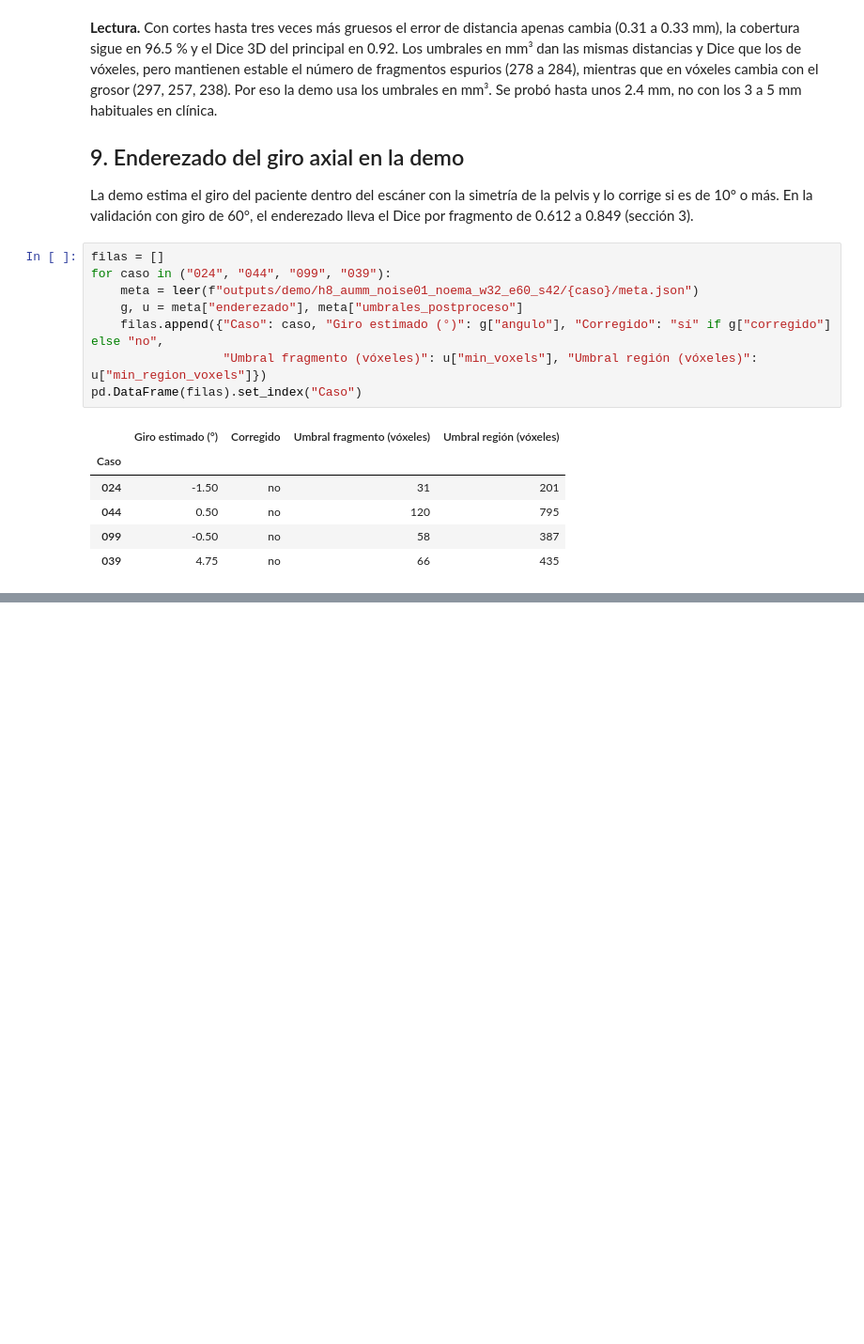
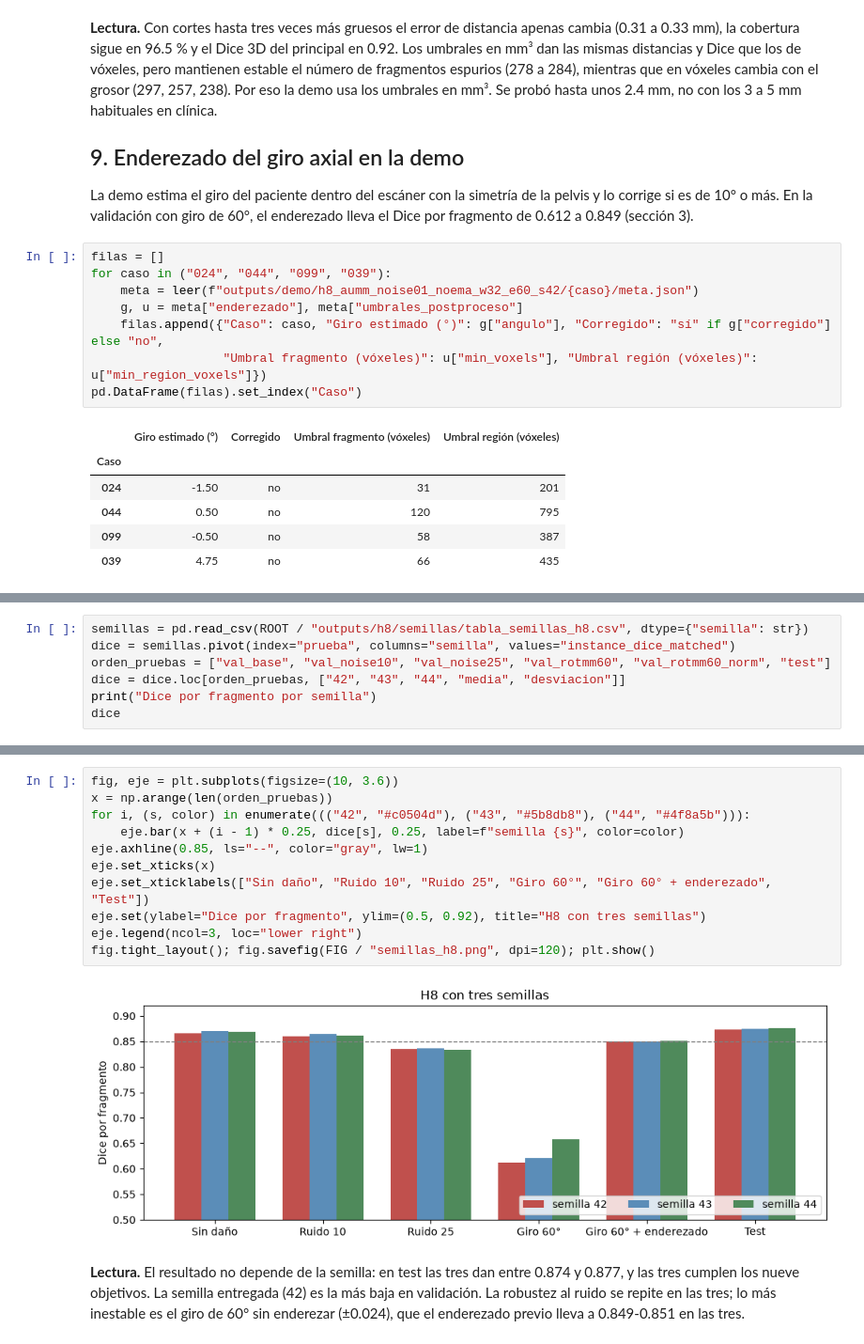
Before and after one commit to pengwin-analitica-2026/proyecto2-analitica-datos, a Jupyter notebook: notebooks/11_modelo_h8.ipynb, the cells around one changed output, grey strips where cells are left out. Shown at 94% size. Saved outputs shown, nothing was run; the diff lists cells and outputs as text; blank space fills up the shorter version.

```diff
--- a/notebooks/11_modelo_h8.ipynb
+++ b/notebooks/11_modelo_h8.ipynb
@@ -528,0 +535,7 @@ pd.DataFrame(filas).set_index("Caso")
+# %%
+semillas = pd.read_csv(ROOT / "outputs/h8/semillas/tabla_semillas_h8.csv", dtype={"semilla": str})
+dice = semillas.pivot(index="prueba", columns="semilla", values="instance_dice_matched")
+orden_pruebas = ["val_base", "val_noise10", "val_noise25", "val_rotmm60", "val_rotmm60_norm", "test"]
+dice = dice.loc[orden_pruebas, ["42", "43", "44", "media", "desviacion"]]
+print("Dice por fragmento por semilla")
+dice
@@ -529 +552,19 @@ pd.DataFrame(filas).set_index("Caso")
+# %%
+fig, eje = plt.subplots(figsize=(10, 3.6))
+x = np.arange(len(orden_pruebas))
+for i, (s, color) in enumerate((("42", "#c0504d"), ("43", "#5b8db8"), ("44", "#4f8a5b"))):
+    eje.bar(x + (i - 1) * 0.25, dice[s], 0.25, label=f"semilla {s}", color=color)
+eje.axhline(0.85, ls="--", color="gray", lw=1)
+eje.set_xticks(x)
+eje.set_xticklabels(["Sin daño", "Ruido 10", "Ruido 25", "Giro 60°", "Giro 60° + enderezado", "Test"])
+eje.set(ylabel="Dice por fragmento", ylim=(0.5, 0.92), title="H8 con tres semillas")
+eje.legend(ncol=3, loc="lower right")
+fig.tight_layout(); fig.savefig(FIG / "semillas_h8.png", dpi=120); plt.show()
+# %% [output]
+[figure, added]
+# %% [markdown]
+**Lectura.** El resultado no depende de la semilla: en test las tres dan entre 0.874 y 0.877, y las
+tres cumplen los nueve objetivos. La semilla entregada (42) es la más baja en validación. La
+robustez al ruido se repite en las tres; lo más inestable es el giro de 60° sin enderezar (±0.024),
+que el enderezado previo lleva a 0.849-0.851 en las tres.
 # %% [markdown]
```
Also changed, not shown: parts of 3 cells of this notebook, 28 other files.
